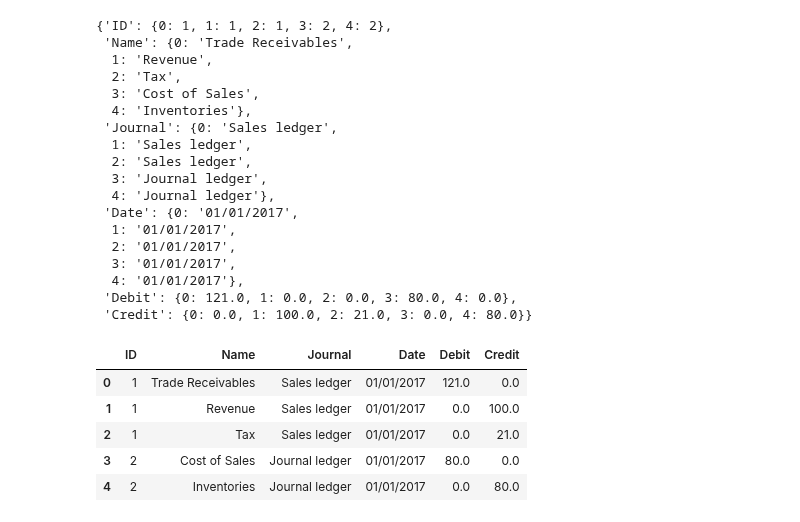
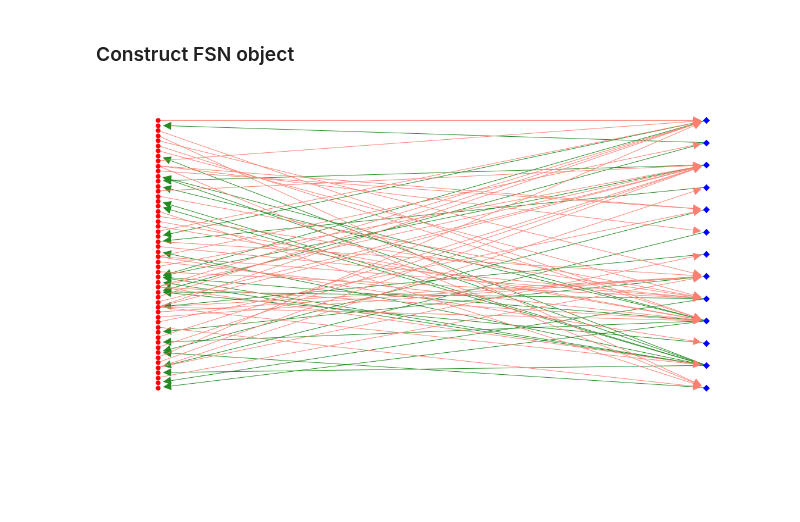
Before and after one commit to AlexWorldD/NetEmbs, a Jupyter notebook: RefactorMe.ipynb, the cells around one changed output. Cells and saved outputs as stored; diff of their text form; code cells hidden in the pictures; blank space fills up the shorter version.

Commit message:
draw_fsn

```diff
--- a/RefactorMe.ipynb
+++ b/RefactorMe.ipynb
@@ -13,4 +19,5 @@ d = data_preprocessing(data)
+# %% [markdown]
+### Construct FSN object
 # %%
-from NetEmbs import *
-GLOBAL_FSN = FSN()
-GLOBAL_FSN.build(d, left_title="FA_Name")
+fsn = FSN()
+fsn.build(d, left_title="FA_Name")
@@ -19,47 +24,5 @@ fin_walk = finWalk(GLOBAL_FSN)
-# %%
-pd.read_csv("tests/DataProcessing/data/sample.csv", delimiter=";").fillna(0.0).to_dict()
-# %% [output]
-{'ID': {0: 1, 1: 1, 2: 1, 3: 2, 4: 2},
- 'Name': {0: 'Trade Receivables',
-  1: 'Revenue',
-  2: 'Tax',
-  3: 'Cost of Sales',
-  4: 'Inventories'},
- 'Journal': {0: 'Sales ledger',
-  1: 'Sales ledger',
-  2: 'Sales ledger',
-  3: 'Journal ledger',
-  4: 'Journal ledger'},
- 'Date': {0: '01/01/2017',
-  1: '01/01/2017',
-  2: '01/01/2017',
-  3: '01/01/2017',
-  4: '01/01/2017'},
- 'Debit': {0: 121.0, 1: 0.0, 2: 0.0, 3: 80.0, 4: 0.0},
- 'Credit': {0: 0.0, 1: 100.0, 2: 21.0, 3: 0.0, 4: 80.0}}
-# %%
-pd.DataFrame(data={'ID': {0: 1, 1: 1, 2: 1, 3: 2, 4: 2},
- 'Name': {0: 'Trade Receivables',
-  1: 'Revenue',
-  2: 'Tax',
-  3: 'Cost of Sales',
-  4: 'Inventories'},
- 'Journal': {0: 'Sales ledger',
-  1: 'Sales ledger',
-  2: 'Sales ledger',
-  3: 'Journal ledger',
-  4: 'Journal ledger'},
- 'Date': {0: '01/01/2017',
-  1: '01/01/2017',
-  2: '01/01/2017',
-  3: '01/01/2017',
-  4: '01/01/2017'},
- 'Debit': {0: 121.0, 1: 0.0, 2: 0.0, 3: 80.0, 4: 0.0},
- 'Credit': {0: 0.0, 1: 100.0, 2: 21.0, 3: 0.0, 4: 80.0}})
-# %% [output]
-|  | ID | Name | Journal | Date | Debit | Credit |
-| 0 | 1 | Trade Receivables | Sales ledger | 01/01/2017 | 121.0 | 0.0 |
-| 1 | 1 | Revenue | Sales ledger | 01/01/2017 | 0.0 | 100.0 |
-| 2 | 1 | Tax | Sales ledger | 01/01/2017 | 0.0 | 21.0 |
-| 3 | 2 | Cost of Sales | Journal ledger | 01/01/2017 | 80.0 | 0.0 |
-| 4 | 2 | Inventories | Journal ledger | 01/01/2017 | 0.0 | 80.0 |
+# %%
+set_font()
+draw_fsn(fsn, add_node_labels=False)
+# %% [output]
+[figure, added]
```
Also changed, not shown: parts of 6 cells of this notebook, 9 other files.
